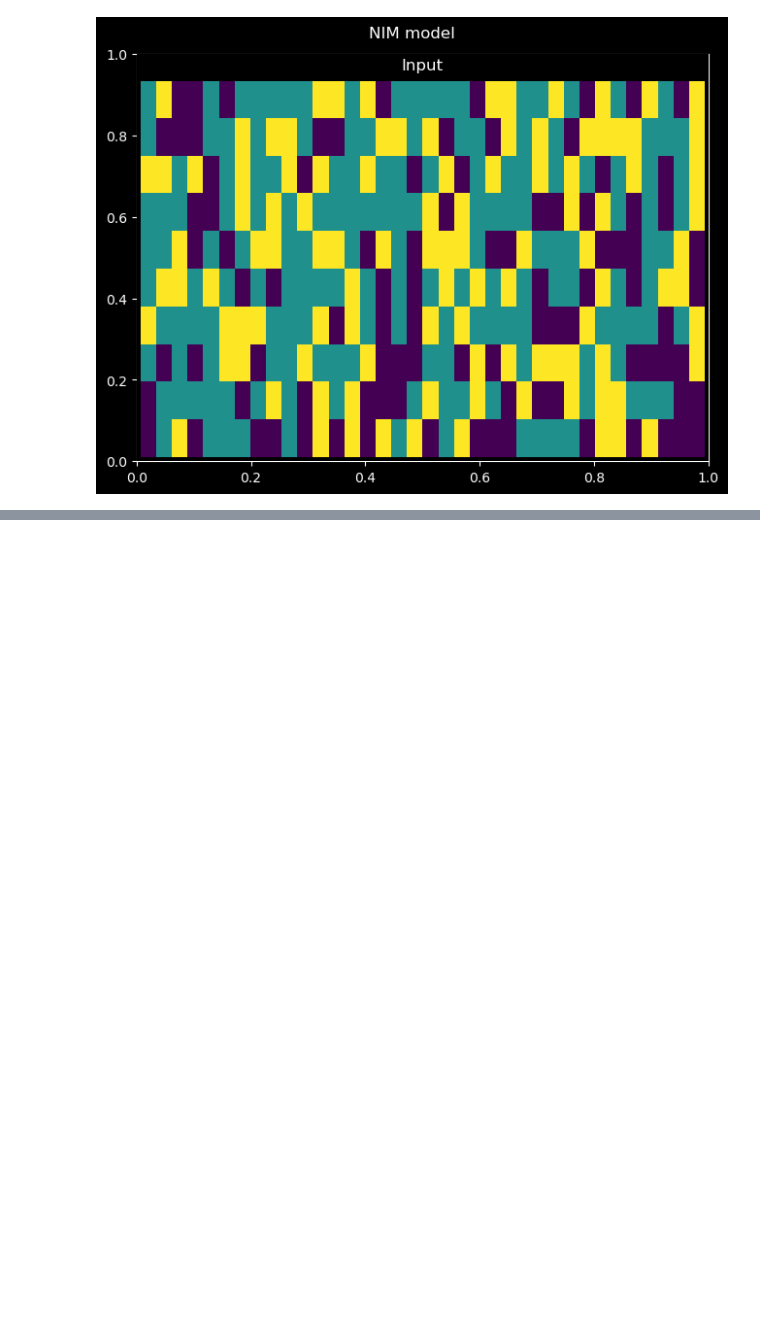
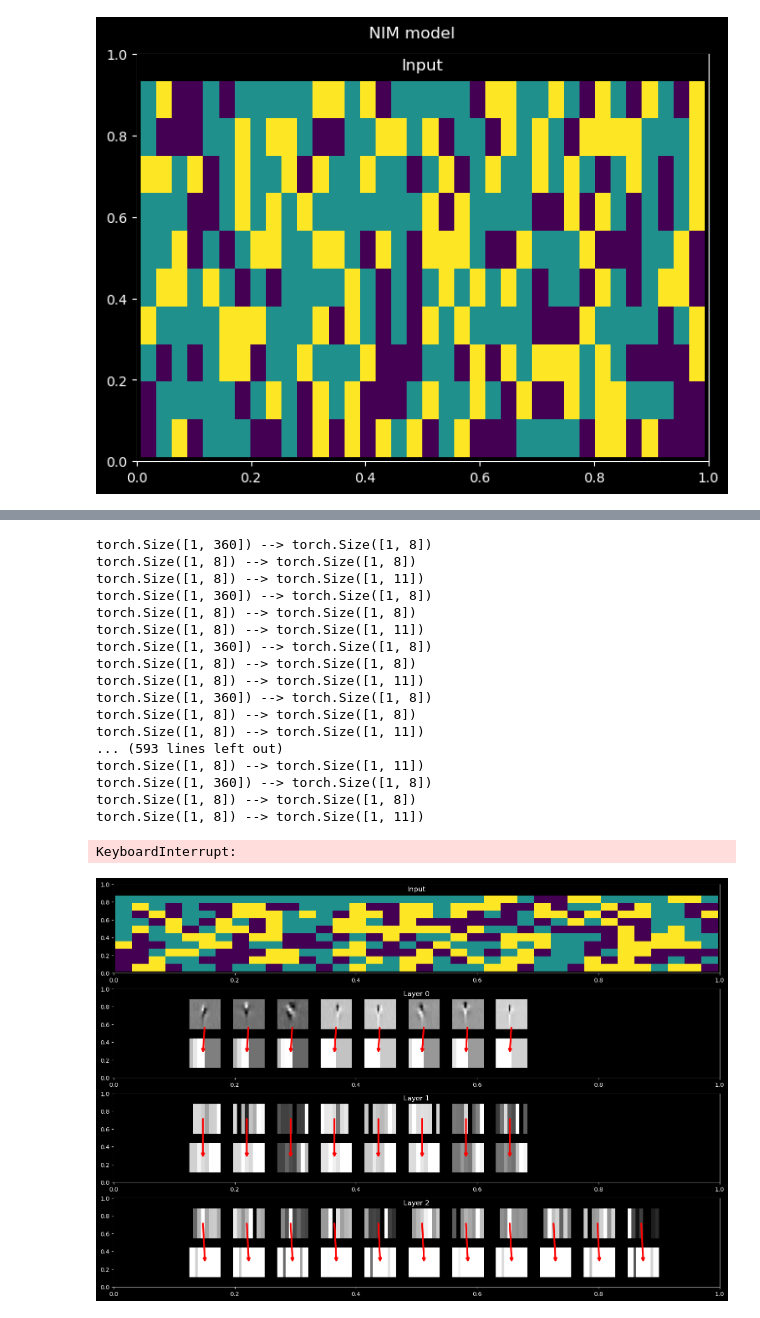
Before and after one commit to NeuroTheoryUMD/mattjac, a Jupyter notebook: v1/nim.ipynb, the cells around one changed output, grey strips where cells are left out. Saved outputs shown, nothing was run; the diff lists cells and outputs as text; code cells hidden in the pictures; blank space fills up the shorter version.

```diff
--- a/v1/nim.ipynb
+++ b/v1/nim.ipynb
@@ -280,0 +291,27 @@ Figure(1500x1500)
+# %%
+for i, input in enumerate(data.stim):
+    fig = m.simulate_network(input.unsqueeze(0), nim2,
+                             figsize=(15,10), max_cols=11)
+    with open('figs/'+str(i)+'.jpg', 'wb') as f:
+        fig.savefig(f)
+    plt.close(fig) # to avoid displaying it every time
+# %% [output]
+torch.Size([1, 360]) --> torch.Size([1, 8])
+torch.Size([1, 8]) --> torch.Size([1, 8])
+torch.Size([1, 8]) --> torch.Size([1, 11])
+torch.Size([1, 360]) --> torch.Size([1, 8])
+torch.Size([1, 8]) --> torch.Size([1, 8])
+torch.Size([1, 8]) --> torch.Size([1, 11])
+torch.Size([1, 360]) --> torch.Size([1, 8])
+torch.Size([1, 8]) --> torch.Size([1, 8])
+torch.Size([1, 8]) --> torch.Size([1, 11])
+torch.Size([1, 360]) --> torch.Size([1, 8])
+torch.Size([1, 8]) --> torch.Size([1, 8])
+torch.Size([1, 8]) --> torch.Size([1, 11])
+... (593 lines left out)
+torch.Size([1, 8]) --> torch.Size([1, 11])
+torch.Size([1, 360]) --> torch.Size([1, 8])
+torch.Size([1, 8]) --> torch.Size([1, 8])
+torch.Size([1, 8]) --> torch.Size([1, 11])
+KeyboardInterrupt:
+[figure, added]
```
Also changed, not shown: parts of 2 cells of this notebook, 1 other file.
